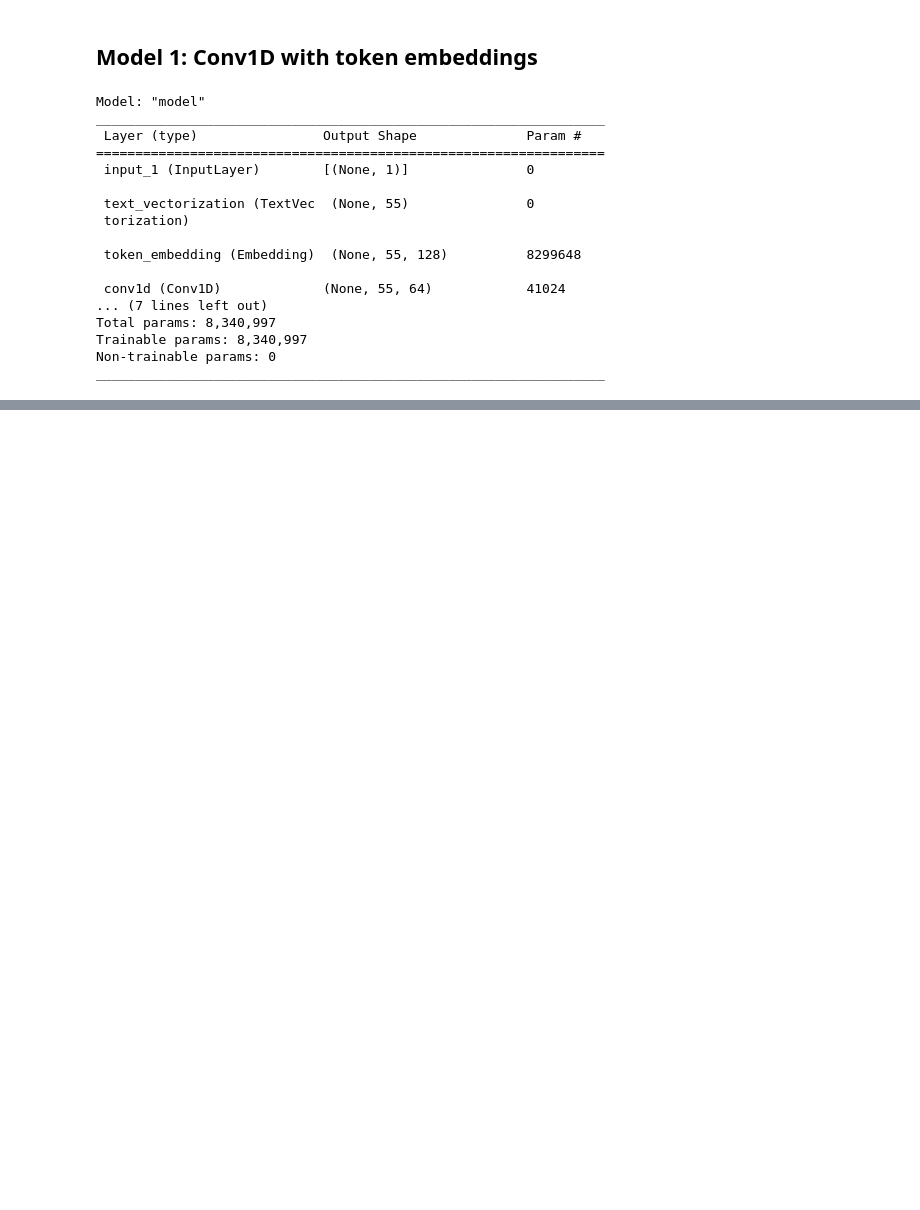
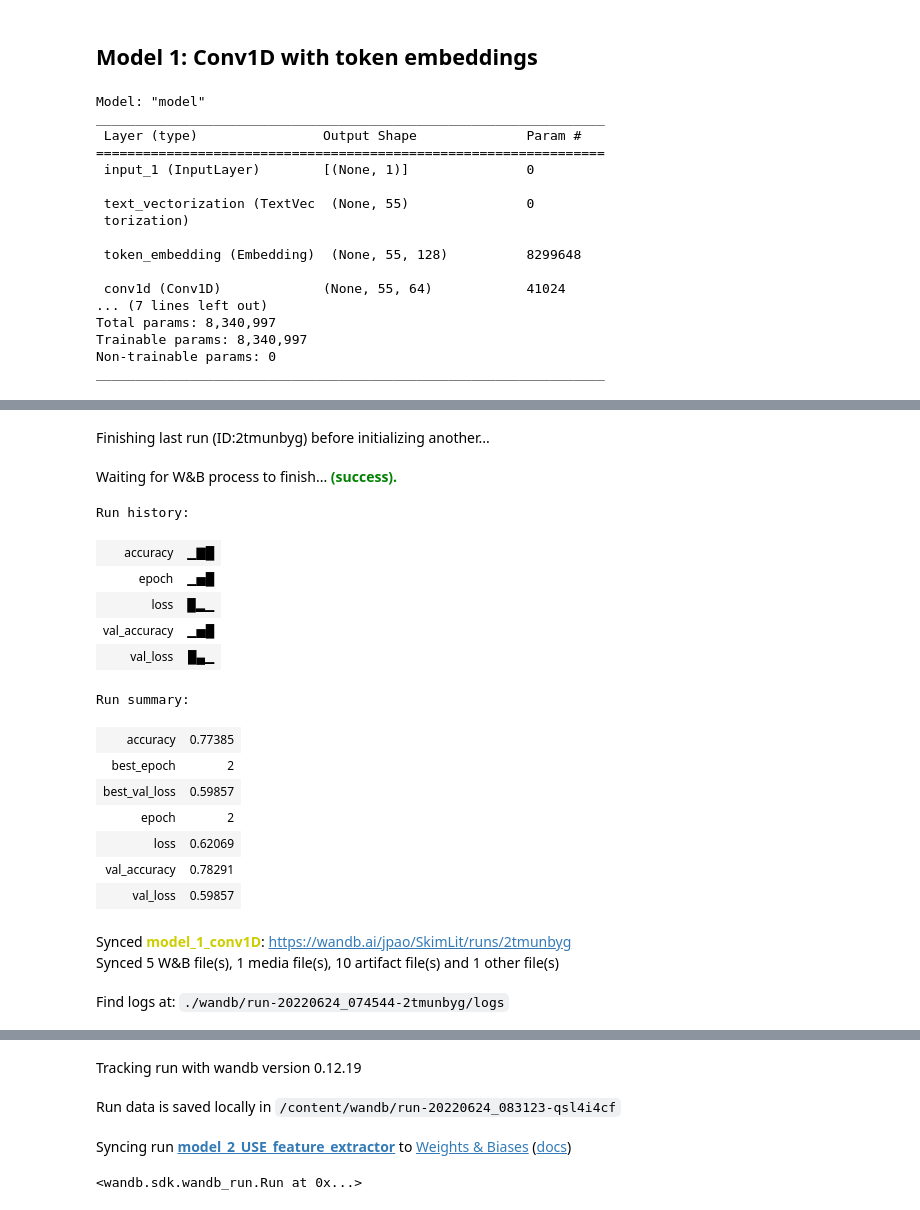
Before and after one commit to johanesPao/tensorflow_developer_certificate, a Jupyter notebook: 09_SkimLit_nlp_milestone_project_2.ipynb, the cells around one changed output, grey strips where cells are left out. Saved outputs shown, nothing was run; the diff lists cells and outputs as text; code cells hidden in the pictures; blank space fills up the shorter version.

Commit message:
09_SkimLit_nlp_milestone_project_2

```diff
--- a/09_SkimLit_nlp_milestone_project_2.ipynb
+++ b/09_SkimLit_nlp_milestone_project_2.ipynb
@@ -651,0 +681,6 @@ model_1.evaluate(valid_dataset)
+# %%
+# Download pretrained TensorFlow Hub USE
+import tensorflow_hub as hub
+tf_hub_embedding_layer = hub.KerasLayer('https://tfhub.dev/google/universal-sentence-encoder/4',
+                                        trainable=False,
+                                        name='universal_sentence_encoder')
@@ -651,0 +707,8 @@ model_1.evaluate(valid_dataset)
+# %%
+# Create Conv1D model with USE pretrained embedding layer
+inputs = layers.Input(shape=[], dtype=tf.string, name='input_layer')
+pretrained_embedding = tf_hub_embedding_layer(inputs) # tokenize and create embedding of each sequence (512 long vector)
+x = layers.Dense(128, activation='relu')(pretrained_embedding)
+# Note: you could add more layers here if you wanted to
+outputs = layers.Dense(num_classes, activation='softmax', name='output_layer')(x)
+model_2 = tf.keras.Model(inputs, outputs, name='model_2_USE_feature_extractor')
@@ -651,0 +736,33 @@ model_1.evaluate(valid_dataset)
+# %%
+# Compile the mode
+model_2.compile(loss=tf.keras.losses.CategoricalCrossentropy(),
+                optimizer=tf.keras.optimizers.Adam(),
+                metrics=['accuracy'])
+
+# Setup wandb init and config
+wb.init(project='SkimLit',
+        entity='jpao',
+        name='model_2_USE_feature_extractor',
+        config={'n_layers': len(model_2.layers),
+                'steps_multiplier': 0.1,
+                'epochs': 3})
+# %% [output]
+Finishing last run (ID:2tmunbyg) before initializing another...
+Waiting for W&B process to finish... (success).
+Run history:
+| accuracy | ▁▇█ |
+| epoch | ▁▅█ |
+| loss | █▂▁ |
+| val_accuracy | ▁▅█ |
+| val_loss | █▄▁ |
+Run summary:
+| accuracy | 0.77385 |
+| best_epoch | 2 |
+| best_val_loss | 0.59857 |
+| epoch | 2 |
+| loss | 0.62069 |
+| val_accuracy | 0.78291 |
+| val_loss | 0.59857 |
+Synced model_1_conv1D: https://wandb.ai/jpao/SkimLit/runs/2tmunbyg
+Synced 5 W&B file(s), 1 media file(s), 10 artifact file(s) and 1 other file(s)
+Find logs at: ./wandb/run-20220624_074544-2tmunbyg/logs
@@ -651,0 +770,4 @@ model_1.evaluate(valid_dataset)
+Tracking run with wandb version 0.12.19
+Run data is saved locally in /content/wandb/run-20220624_083123-qsl4i4cf
+Syncing run model_2_USE_feature_extractor to Weights & Biases (docs)
+<wandb.sdk.wandb_run.Run at 0x...>
```
Also changed, not shown: parts of 52 cells of this notebook.
